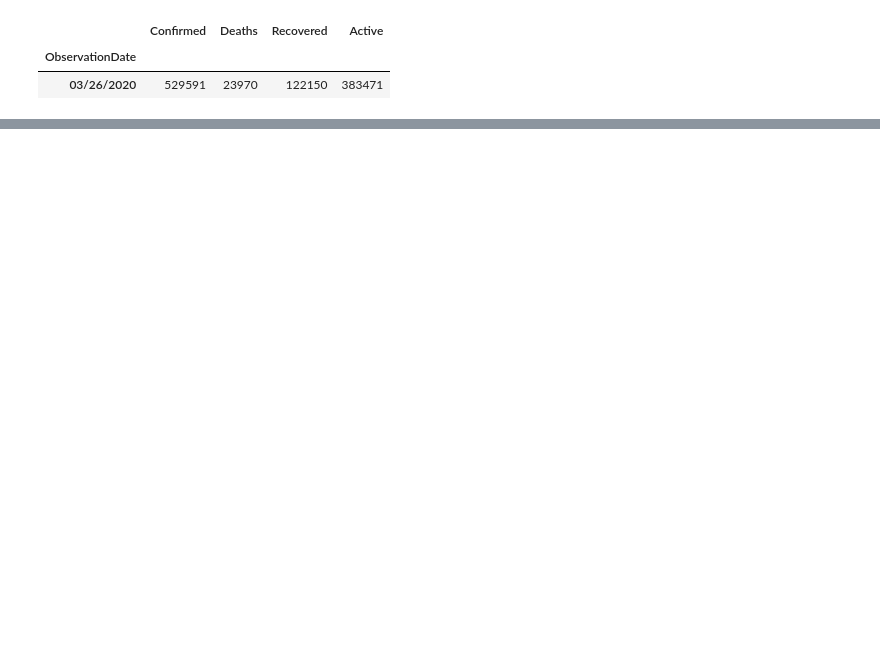
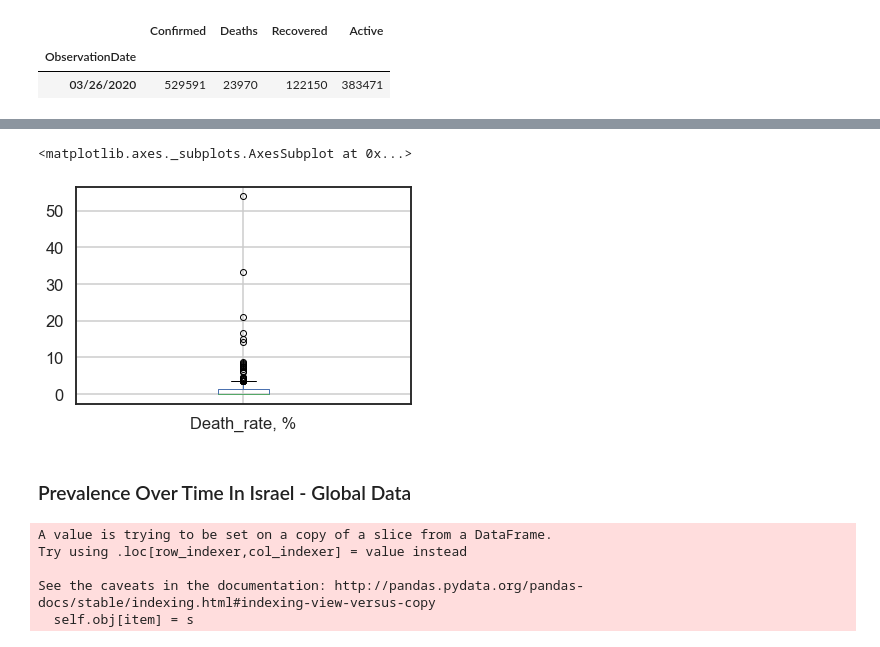
Before and after one commit to leehee-barak/data-analysis-projects, a Jupyter notebook: COVID-19 Analysis.ipynb, the cells around one changed output, grey strips where cells are left out. Drawn from its saved outputs; the diff is of its cells as text; code cells hidden in the pictures; blank space fills up the shorter version.

```diff
--- a/COVID-19 Analysis.ipynb
+++ b/COVID-19 Analysis.ipynb
@@ -119,0 +211,4 @@ plt.show()
+# %%
+country_prevalence = prd.groupby('Country/Region')[['Confirmed','Active','Deaths']].agg(np.sum)
+#country_prevalence.reset_index(inplace=True)
+country_prevalence.sort_values(by=['Confirmed'], ascending=False).head(20)
@@ -119,0 +236,4 @@ plt.show()
+# %%
+country_prevalence['Death_rate, %'] = round((country_prevalence['Deaths'] / country_prevalence['Confirmed'])*100,2)
+country_prevalence = country_prevalence.sort_values(by=['Death_rate, %'], ascending=False).reset_index()
+country_prevalence.head(20)
@@ -119,0 +258,24 @@ plt.show()
+# %%
+country_prevalence.boxplot(column=['Death_rate, %'])
+# %% [output]
+<matplotlib.axes._subplots.AxesSubplot at 0x...>
+[figure, added]
+# %% [markdown]
+### Prevalence Over Time In Israel  - Global Data
+# %%
+#create dataset of Israel only
+prd_il = prd[prd['Country/Region'] == 'Israel']
+#convert date column to date format
+prd_il.loc[:,'Last Update'] = pd.to_datetime(prd_il['Last Update'], errors='ignore')
+prd_il.loc[:,'Last Update'] = prd_il.loc[:,'Last Update'].dt.date
+#remove duplicated date rows
+prd_il.sort_values(by=['Last Update'], ascending=False).head(20)
+prd_il_cleaned = prd_il.drop_duplicates(subset ='Last Update', keep = 'last')
+#remove row with a mistaken date
+prd_il_cleaned = prd_il_cleaned.drop(7690, axis=0)
+# %% [output]
+A value is trying to be set on a copy of a slice from a DataFrame.
+Try using .loc[row_indexer,col_indexer] = value instead
+
+See the caveats in the documentation: http://pandas.pydata.org/pandas-docs/stable/indexing.html#indexing-view-versus-copy
+  self.obj[item] = s
```
Also changed, not shown: parts of 29 cells of this notebook.
